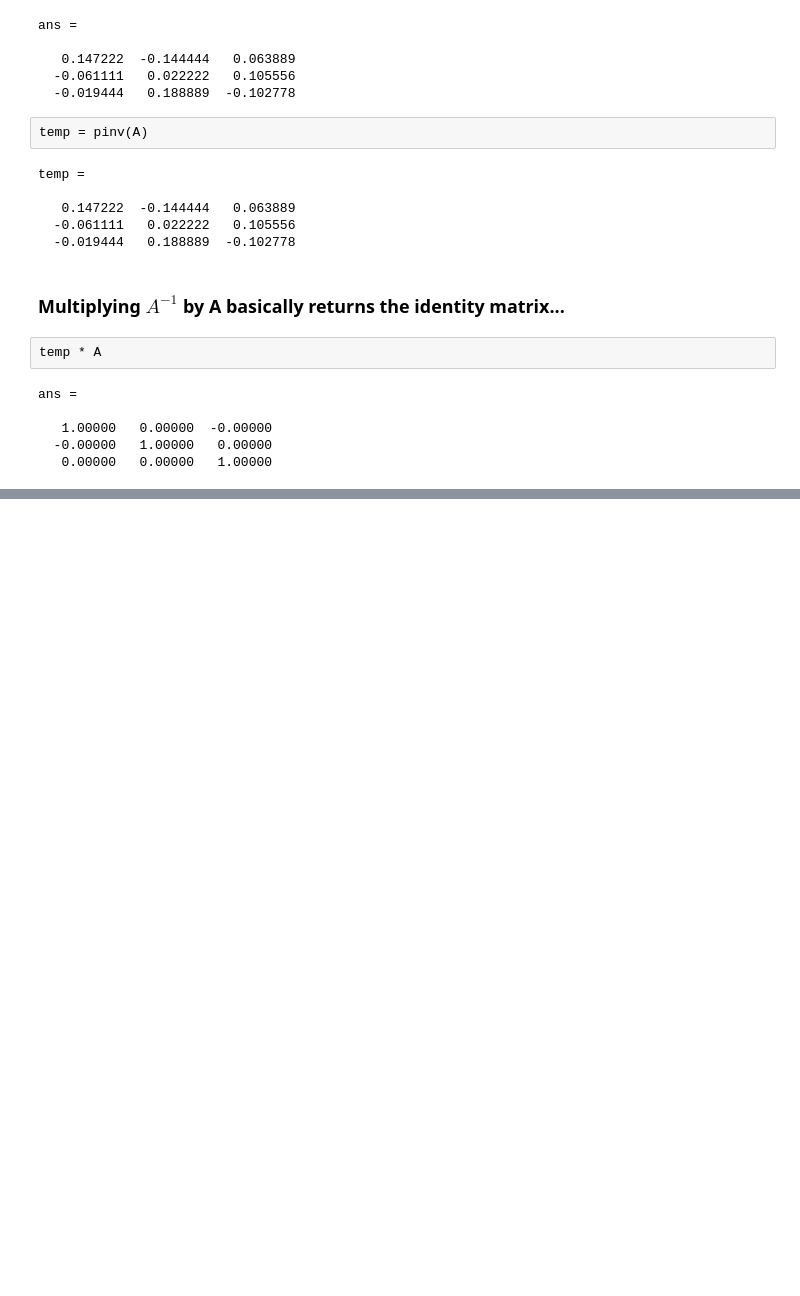
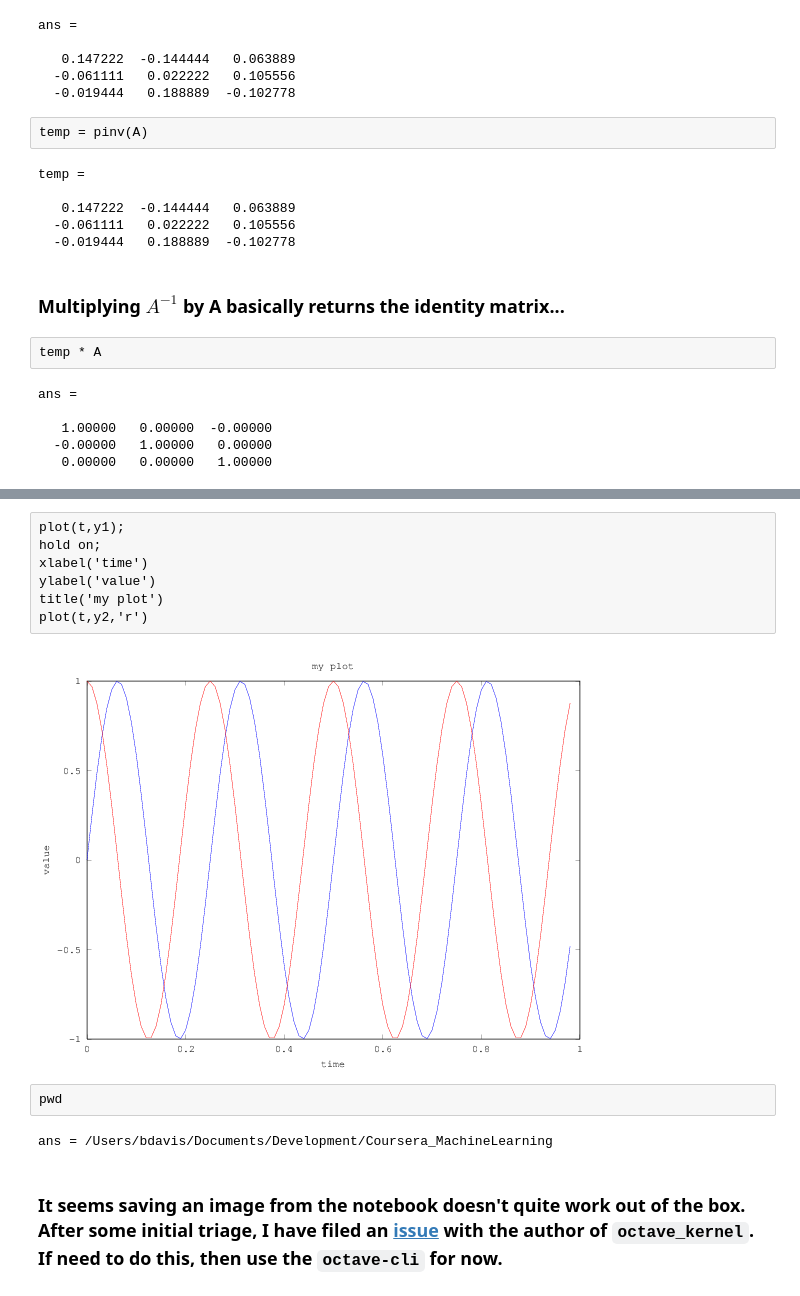
Before and after one commit to flizzer/Coursera_MachineLearning, a Jupyter notebook: MultivariateLinearRegression (Week 2).ipynb, the cells around one changed output, grey strips where cells are left out. Cells and saved outputs as stored; diff of their text form; blank space fills up the shorter version.

````diff
--- a/MultivariateLinearRegression (Week 2).ipynb
+++ b/MultivariateLinearRegression (Week 2).ipynb
@@ -778,0 +820,15 @@ ans =
+# %%
+plot(t,y1);
+hold on;
+xlabel('time')
+ylabel('value')
+title('my plot')
+plot(t,y2,'r')
+# %% [output]
+[figure, added]
+# %%
+pwd
+# %% [output]
+ans = /Users/bdavis/Documents/Development/Coursera_MachineLearning
+# %% [markdown]
+### It seems saving an image from the notebook doesn't quite work out of the box.  After some initial triage, I have filed an [issue](https://github.com/Calysto/octave_kernel/issues/170) with the author of ```octave_kernel```.  If need to do this, then use the ```octave-cli``` for now.
````
Also changed, not shown: parts of 54 cells of this notebook, 2 other files.
